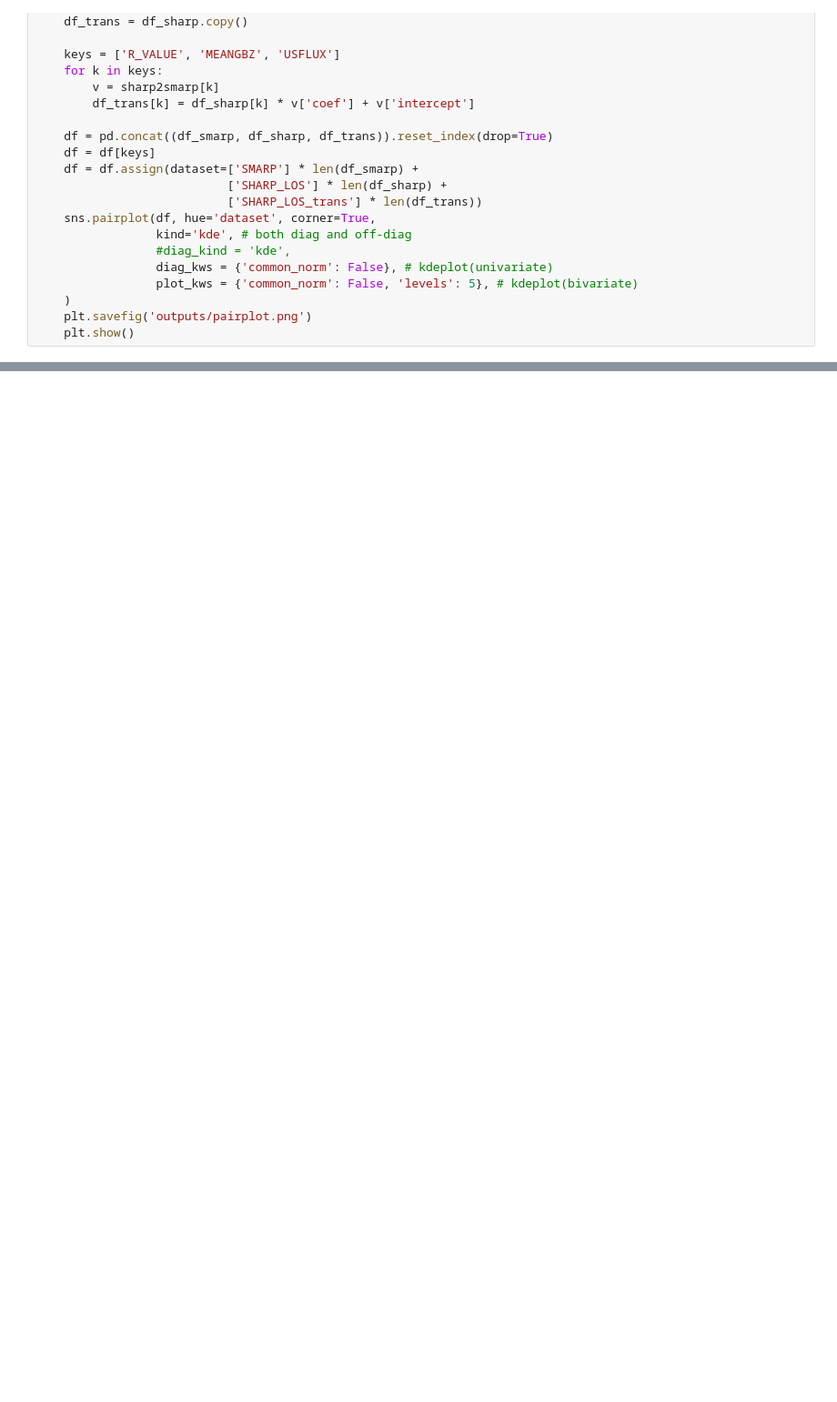
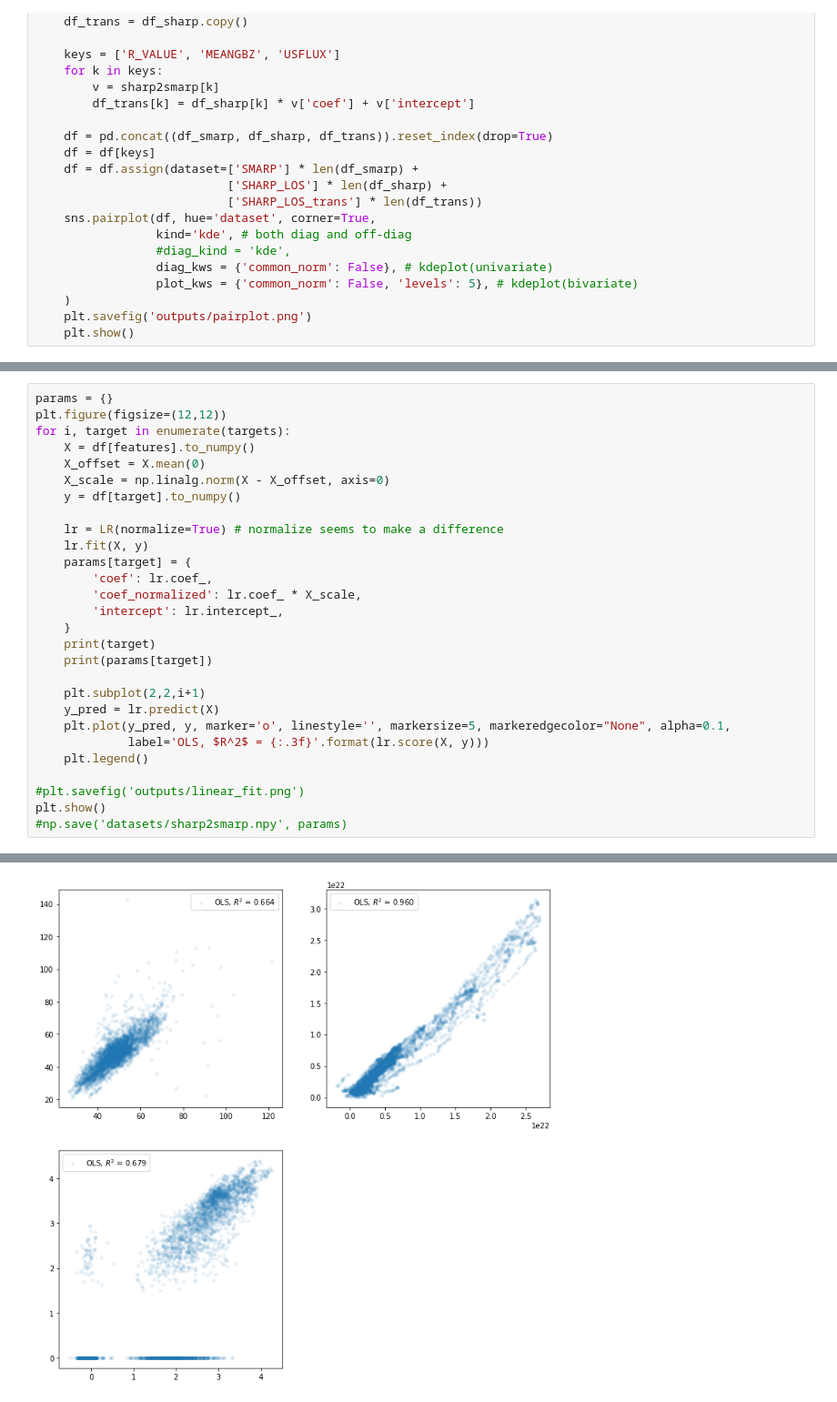
Before and after one commit to ZeyuSun/flare-prediction-smarp, a Jupyter notebook: param_transforms.ipynb, the cells around one changed output, grey strips where cells are left out. Shown at 91% size. Drawn from its saved outputs; the diff is of its cells as text; blank space fills up the shorter version.

Commit message:
param transform via multivar LR

```diff
--- a/param_transforms.ipynb
+++ b/param_transforms.ipynb
@@ -217,0 +292,29 @@ draw_pairplot()
+# %%
+params = {}
+plt.figure(figsize=(12,12))
+for i, target in enumerate(targets):
+    X = df[features].to_numpy()
+    X_offset = X.mean(0)
+    X_scale = np.linalg.norm(X - X_offset, axis=0)
+    y = df[target].to_numpy()
+
+    lr = LR(normalize=True) # normalize seems to make a difference
+    lr.fit(X, y)
+    params[target] = {
+        'coef': lr.coef_,
+        'coef_normalized': lr.coef_ * X_scale,
+        'intercept': lr.intercept_,
+    }
+    print(target)
+    print(params[target])
+
+    plt.subplot(2,2,i+1)
+    y_pred = lr.predict(X)
+    plt.plot(y_pred, y, marker='o', linestyle='', markersize=5, markeredgecolor="None", alpha=0.1,
+             label='OLS, $R^2$ = {:.3f}'.format(lr.score(X, y)))
+    plt.legend()
+
+#plt.savefig('outputs/linear_fit.png')
+plt.show()
+#np.save('datasets/sharp2smarp.npy', params)
+# %% [output]
@@ -217,0 +333 @@ draw_pairplot()
+[figure, added]
```
Also changed, not shown: parts of 15 cells of this notebook.
